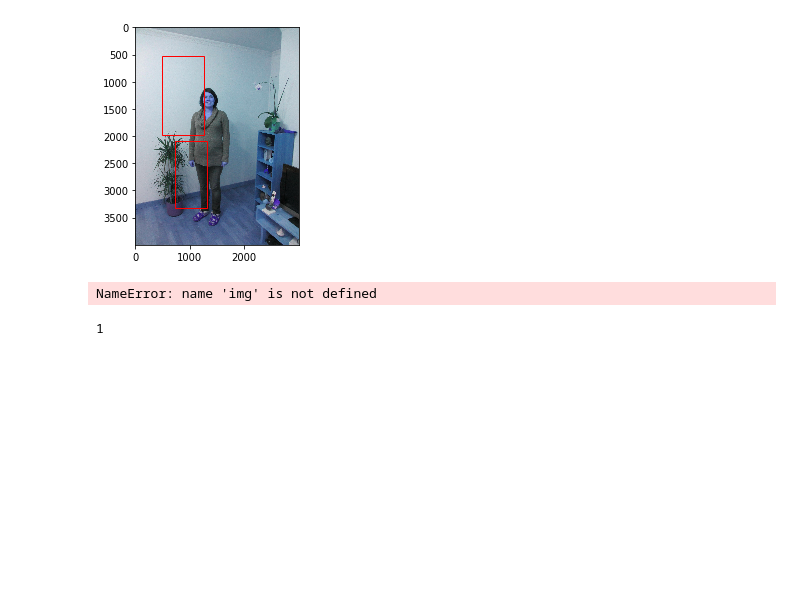
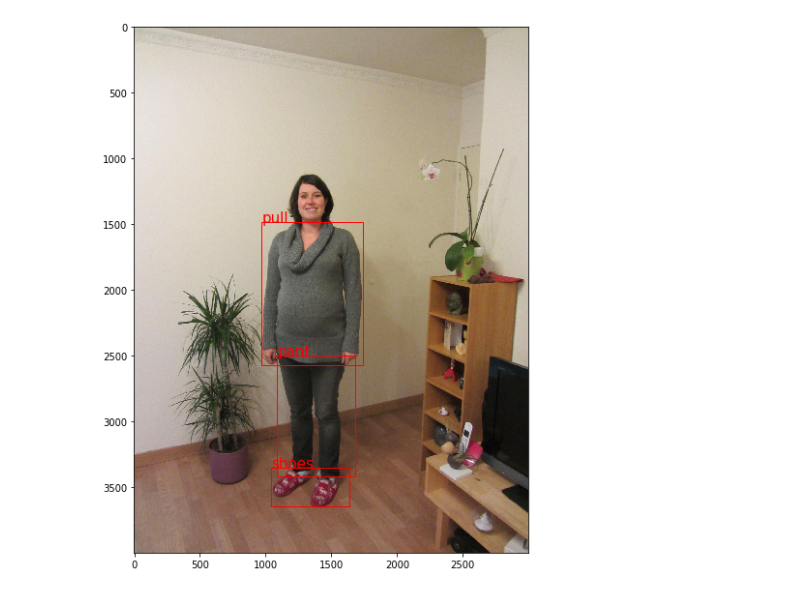
Before and after one commit to JeanMILPIED/python_lab_project, a Jupyter notebook: annotations_csv_to_txt.ipynb, the cells around one changed output. Cells and saved outputs as stored; diff of their text form; code cells hidden in the pictures; blank space fills up the shorter version.

```diff
--- a/annotations_csv_to_txt.ipynb
+++ b/annotations_csv_to_txt.ipynb
@@ -156,8 +153,9 @@ ParserError: Error tokenizing data. C error: Expected 1 fields in line 3, saw 5
 # %%
-def checkboxes(filename):
+def checkboxes_from_txt_files(filename):
     mypd = pd.read_csv(os.path.join(TXTPATH,filename+".txt"),sep=" ",header=None)
-    image = cv2.imread(os.path.join(CORRIMAGESPATH,filename+".jpg"))
+    image = mpimg.imread(os.path.join(CORRIMAGESPATH,filename+".jpg"))
     im_h, im_w , lev = image.shape
+    plt.rcParams["figure.figsize"] = (10,10)
     fig, ax = plt.subplots(1)
     ax.imshow(image)
     for idx, line in mypd.iterrows():
@@ -169,11 +167,11 @@ def checkboxes(filename):
         y = (ycenter-height/2)
         w = width
         h = height
-    #     print(x,y,w,h)
         rect = patches.Rectangle((x,y),w,h,edgecolor='r',facecolor='none')
+        c = [key  for (key, value) in categ.items() if value == line[0]]
+        plt.text(x, y, c[0], color='red', fontsize=15)
         ax.add_patch(rect)
-    # ax.figure(figsize=(10,10))
-    # rect = patches.Rectangle((x,y),w,h,edgecolor='r',facecolor='none')
+
     plt.show()
 # %%
 filename = '127-2737_IMG'
@@ -183,15 +181,5 @@ checkboxes(filename)
 # %%
 filename = '150121'
-checkboxes(filename)
+checkboxes_from_txt_files(filename)
 # %% [output]
-[figure, old version]
+[figure, new version]
-# %%
-f = '127-2737_IMG.JPG'
-x,y = load_image_file(os.path.join(IMAGESPATH,f))
-plt.imshow(img)
-# %% [output]
-NameError: name 'img' is not defined
-# %%
-x
-# %% [output]
-1
```
Also changed, not shown: parts of 5 cells of this notebook, 1 other file.
